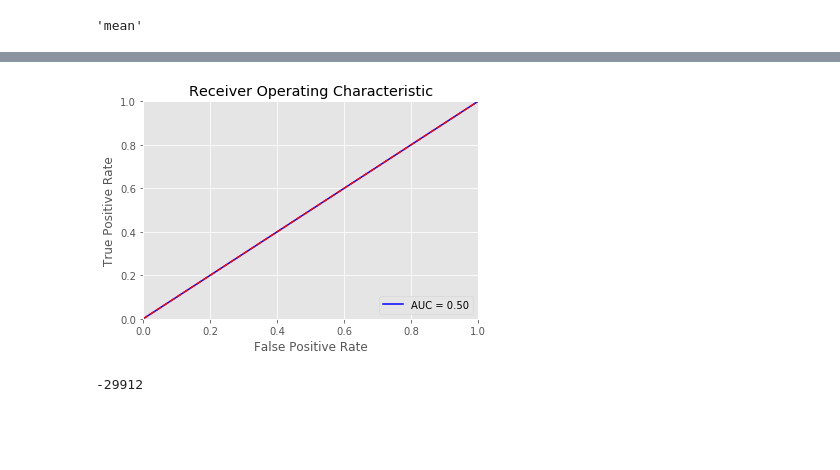
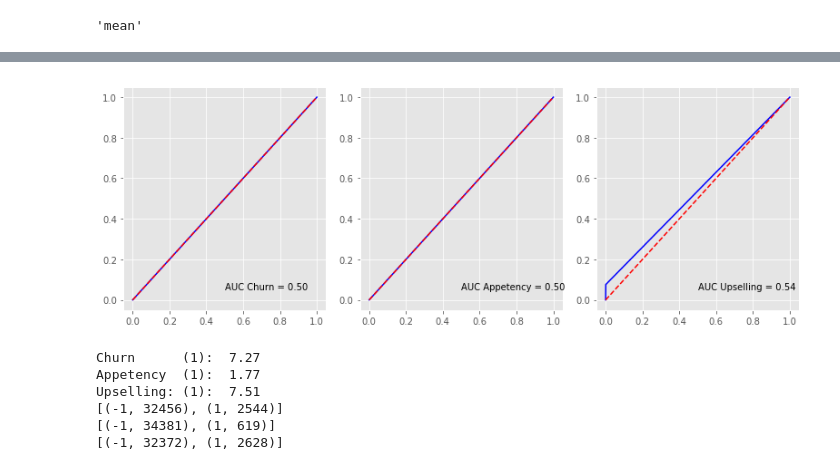
Before and after one commit to amommendes/kdd_cup, a Jupyter notebook: KDD Churn.ipynb, the cells around one changed output, grey strips where cells are left out. Cells and saved outputs as stored; diff of their text form; code cells hidden in the pictures; blank space fills up the shorter version.

```diff
--- a/KDD Churn.ipynb
+++ b/KDD Churn.ipynb
@@ -251,20 +287,45 @@ Text(91.68,0.5,'predicted churn')
-# %%
-import sklearn.metrics as metrics
-fpr, tpr, thresholds = metrics.roc_curve(y1_test['Churn'].values, y1_predicted)
-metrics.auc(fpr, tpr)
-plt.title('Receiver Operating Characteristic')
-plt.plot(fpr, tpr, 'b',
-label='AUC = %0.2f'% metrics.auc(fpr, tpr))
-plt.legend(loc='lower right')
-plt.plot([0,1],[0,1],'r--')
-plt.xlim([0,1])
-plt.ylim([0,1])
-plt.ylabel('True Positive Rate')
-plt.xlabel('False Positive Rate')
-plt.show()
-# %% [output]
-[figure, removed]
-# %%
-y1_train['Churn'].sum()
-# %% [output]
--29912
+# %%
+import sklearn.metrics as metrics
+
+#fig2,axn2 = plt.subplots(1,3, sharex=False, sharey=False, figsize=(10,4))
+fpr, tpr, thresholds    = metrics.roc_curve(y1_test['Churn'].values, y1_predicted)
+fpr2, tpr2, thresholds2 = metrics.roc_curve(y2_test['Appetency'].values, y2_predicted)
+fpr3, tpr3, thresholds3 = metrics.roc_curve(y3_test['Upselling'].values, y3_predicted)
+
+figura = plt.figure(figsize=(11,4))
+
+ax = figura.add_subplot(131)
+ax.plot(fpr, tpr, 'b',)
+ax.plot([0,1],[0,1],'r--')
+ax.text(x=.5, y=.05, s='AUC Churn = %0.2f'% metrics.auc(fpr, tpr))
+
+ax2 = figura.add_subplot(132)
+ax2.plot(fpr2, tpr2, 'b')
+ax2.plot([0,1],[0,1],'r--')
+ax2.text(x=.5, y=.05, s='AUC Appetency = %0.2f'% metrics.auc(fpr2, tpr2))
+
+ax3 = figura.add_subplot(133)
+ax3.plot(fpr3, tpr3, 'b')
+ax3.plot([0,1],[0,1],'r--')
+ax3.text(x=0.5,y=0.05,s='AUC Upselling = %0.2f'% metrics.auc(fpr3, tpr3))
+
+plt.tight_layout()
+# %% [output]
+[figure, added]
+# %%
+#The class are imbalanced
+print ('Churn      (1): '     ,(round( (y1_train.isin([1]).sum().values[0]*100) / y1_train.shape[0],2)))
+print ('Appetency  (1): ' ,(round( (y2_train.isin([1]).sum().values[0]*100) / y2_train.shape[0],2)))
+print ('Upselling: (1): '  ,(round( (y3_train.isin([1]).sum().values[0]*100) / y3_train.shape[0],2)))
+
+from collections import Counter
+print(sorted(Counter(y1_train['Churn'].values).items()))
+print(sorted(Counter(y2_train['Appetency'].values).items()))
+print(sorted(Counter(y3_train['Upselling'].values).items()))
+# %% [output]
+Churn      (1):  7.27
+Appetency  (1):  1.77
+Upselling: (1):  7.51
+[(-1, 32456), (1, 2544)]
+[(-1, 34381), (1, 619)]
+[(-1, 32372), (1, 2628)]
```
Also changed, not shown: parts of 18 cells of this notebook.
